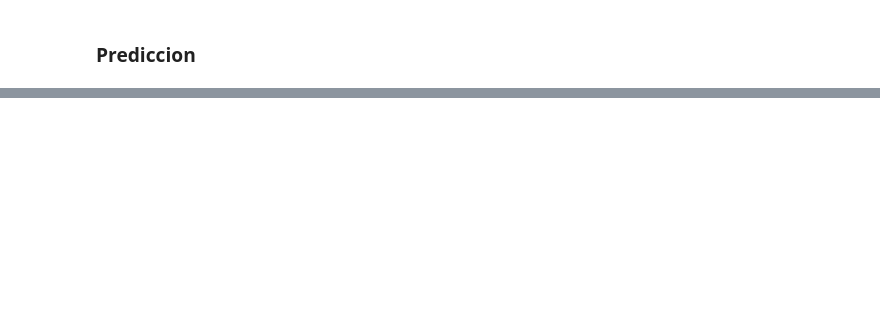
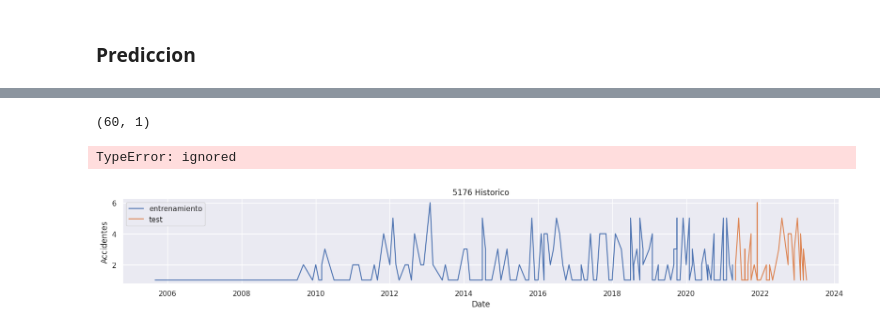
Before and after one commit to gabrielfernandorey/GGGR, a Jupyter notebook: LSTM/SRT v5.ipynb, the cells around one changed output, grey strips where cells are left out. Drawn from its saved outputs; the diff is of its cells as text; code cells hidden in the pictures; blank space fills up the shorter version.

```diff
--- a/LSTM/SRT v5.ipynb
+++ b/LSTM/SRT v5.ipynb
@@ -530,4 +465,0 @@ print(f"Prediccion para el código {codigo_in} Año {anio_in} Mes {mes_in}: {np.
-# %%
-filtro = df_final['codigo'] == codigo_in
-df_filtrado = df_final[filtro]
-df_filtrado
@@ -549,9 +466,21 @@ df_graf = pd.DataFrame({'fechas':fechas, 'totales':totales.reshape(-1,)})
-# %%
-plt.figure(figsize=(20, 5))
-sns.set(color_codes=True)
-plt.xticks(rotation=90)
-sns.scatterplot(x='fechas', y='totales', data=df_graf)
-plt.scatter(x=(str(anio_in)+'-'+str(mes_in)+'-01'), y=pred, color='red')
-plt.plot(df_graf.fechas, df_graf.totales)
-plt.title("Codigo: "+codigo_in)
-plt.show()
+# %%
+X_test_proximo.shape
+# %% [output]
+(60, 1)
+# %%
+
+pred = modelo.predict(X_test_proximo)
+pred = mmscaler.inverse_transform(pred)
+# %% [output]
+TypeError: ignored
+# %%
+cm = 1/2.54  # centimeters in inches
+plt.subplots(figsize=(50*cm, 6*cm))
+plt.title(str(codigo_in) +' Historico')
+plt.plot(filtro['total_cp'][:162], label='entrenamiento')
+plt.plot(filtro['total_cp'][162:], label='test')
+plt.xlabel('Date', fontsize=12)
+plt.ylabel('Accidentes', fontsize=12)
+plt.legend();
+# %% [output]
+[figure, added]
```
Also changed, not shown: parts of 105 cells of this notebook.
